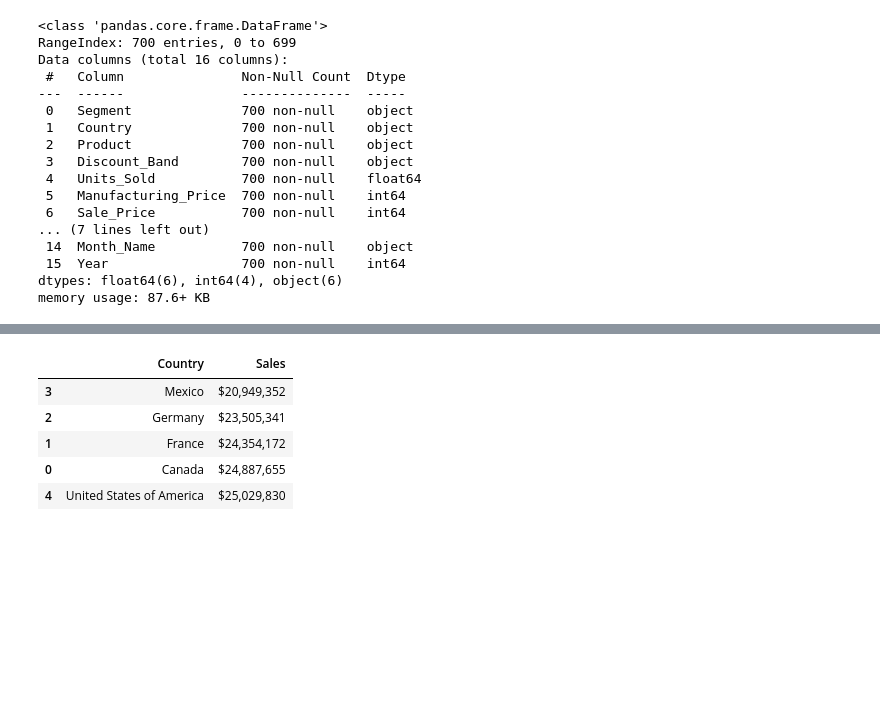
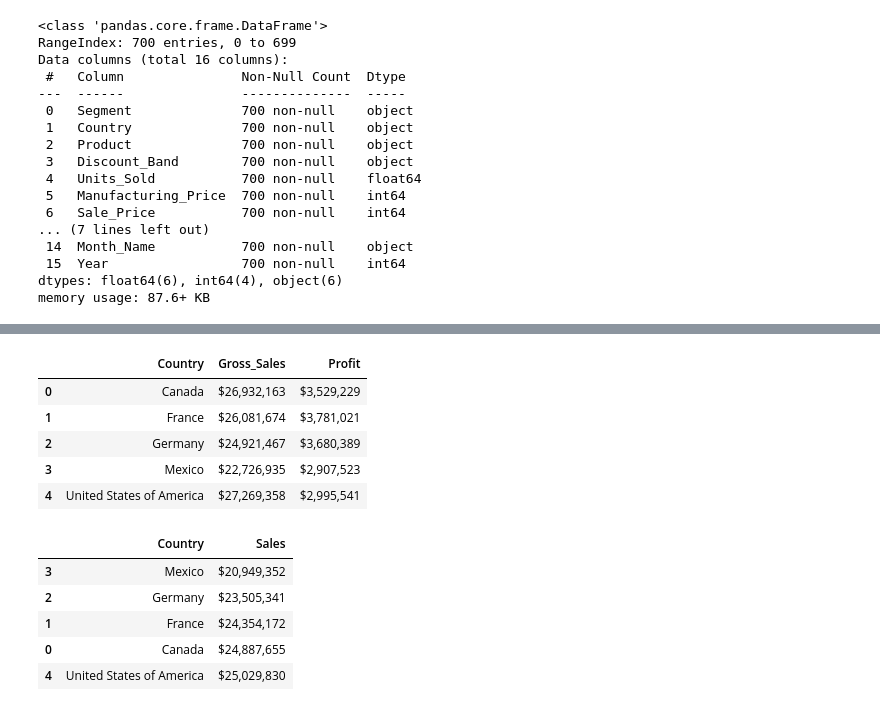
Before and after one commit to Lhecks/financial_analysts, a Jupyter notebook: main.ipynb, the cells around one changed output, grey strips where cells are left out. Saved outputs shown, nothing was run; the diff lists cells and outputs as text; code cells hidden in the pictures; blank space fills up the shorter version.

```diff
--- a/main.ipynb
+++ b/main.ipynb
@@ -114,3 +127,19 @@ df_country_sales
+# %%
+# Creating a new dataframe with the total Porfit and Gross_sales by country
+# Grouping the data by country and aggregating the Gross_Sales and Profit columns
+df_country_gorss_sales_profit = df.groupby('Country').agg({'Gross_Sales': 'sum', 'Profit': 'sum'}).reset_index()
+df_country_gorss_sales_profit['Gross_Sales'] = df_country_gorss_sales_profit['Gross_Sales'].astype(int)
+# Formatting the Gross_Sales and Profit columns to include dollar signs and commas
+df_country_gorss_sales_profit['Gross_Sales'] = df_country_gorss_sales_profit['Gross_Sales'].apply(lambda x: '${:,.0f}'.format(x))
+df_country_gorss_sales_profit['Profit'] = df_country_gorss_sales_profit['Profit'].apply(lambda x: '${:,.0f}'.format(x))
+df_country_gorss_sales_profit
+# %% [output]
+|  | Country | Gross_Sales | Profit |
+| 0 | Canada | $26,932,163 | $3,529,229 |
+| 1 | France | $26,081,674 | $3,781,021 |
+| 2 | Germany | $24,921,467 | $3,680,389 |
+| 3 | Mexico | $22,726,935 | $2,907,523 |
+| 4 | United States of America | $27,269,358 | $2,995,541 |
 # %%
 df_country_sales  = df.groupby('Country').agg({'Sales': 'sum'}).reset_index()
 df_country_sales = df_country_sales.sort_values(by='Sales', ascending=True)
```
Also changed, not shown: parts of 12 cells of this notebook, 1 other file.
